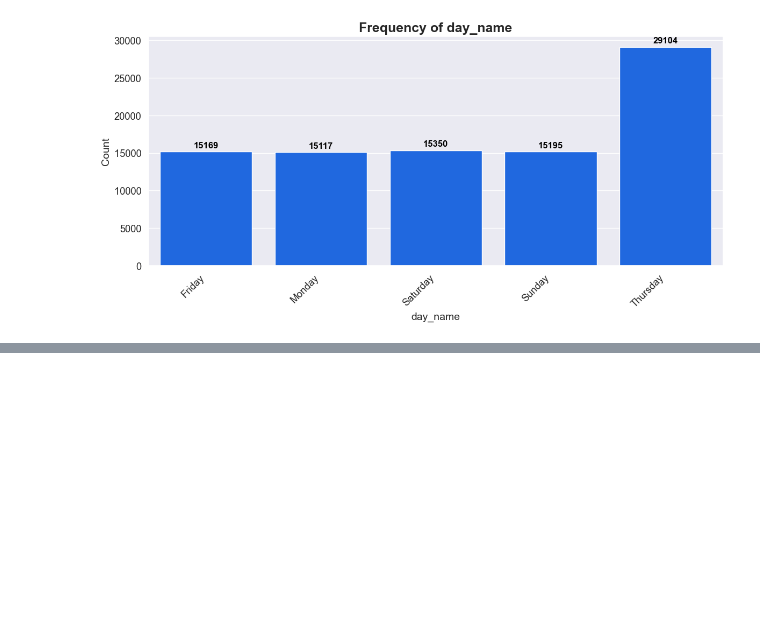
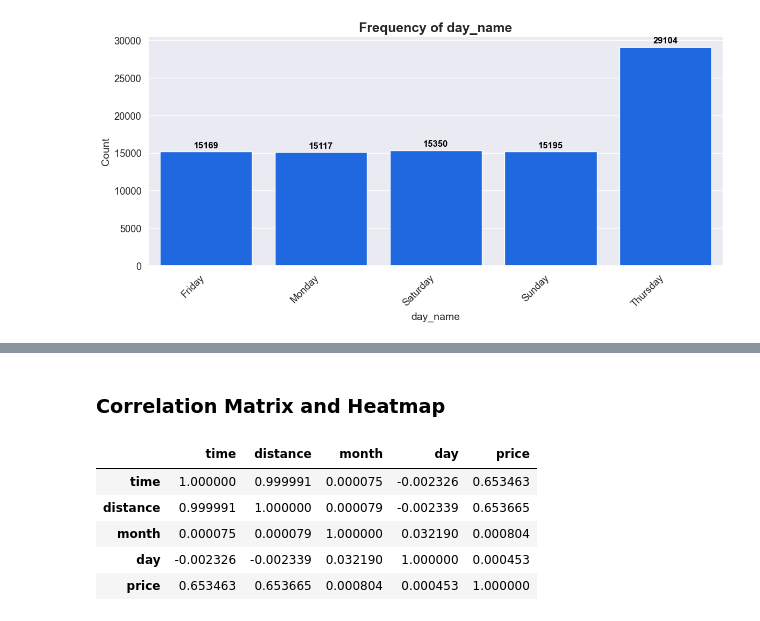
Before and after one commit to dakshvanshaj/flights-price-prediction-mlops, a Jupyter notebook: Notebooks/flights_eda.ipynb, the cells around one changed output, grey strips where cells are left out. Cells and saved outputs as stored; diff of their text form; code cells hidden in the pictures; blank space fills up the shorter version.

```diff
--- a/Notebooks/flights_eda.ipynb
+++ b/Notebooks/flights_eda.ipynb
@@ -726,0 +737,12 @@ barplot_univariate(flights_train, flights_train_cat)
+# %% [markdown]
+### **Correlation Matrix and Heatmap**
+# %%
+corr = flights_train[flights_train_num].corr()
+corr
+# %% [output]
+|  | time | distance | month | day | price |
+| time | 1.000000 | 0.999991 | 0.000075 | -0.002326 | 0.653463 |
+| distance | 0.999991 | 1.000000 | 0.000079 | -0.002339 | 0.653665 |
+| month | 0.000075 | 0.000079 | 1.000000 | 0.032190 | 0.000804 |
+| day | -0.002326 | -0.002339 | 0.032190 | 1.000000 | 0.000453 |
+| price | 0.653463 | 0.653665 | 0.000804 | 0.000453 | 1.000000 |
```
Also changed, not shown: parts of 4 cells of this notebook.
